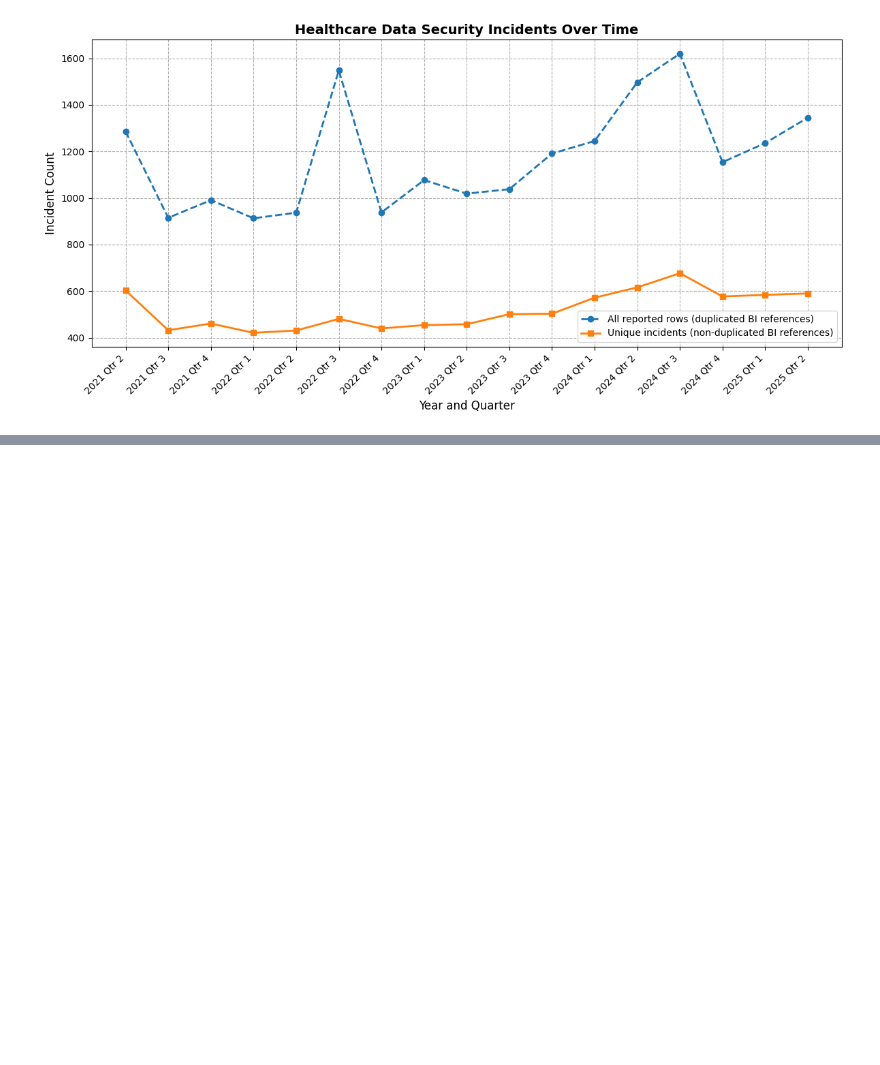
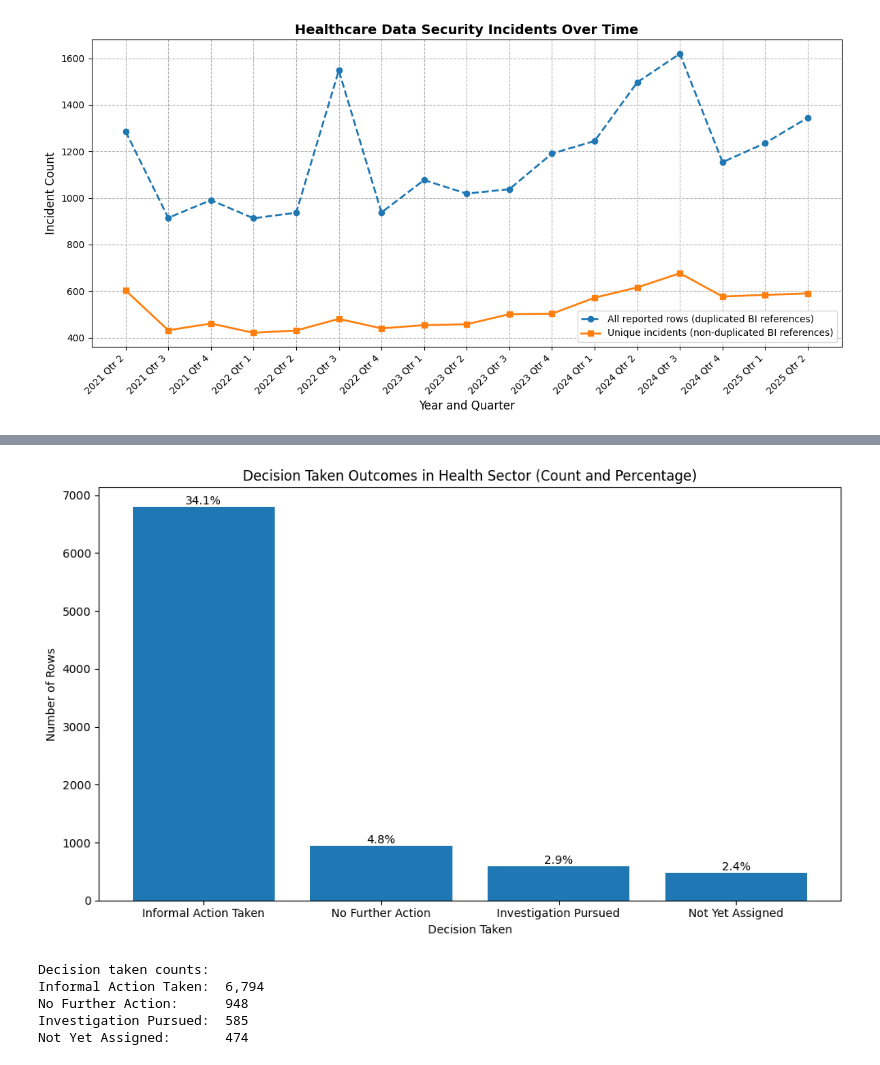
Before and after one commit to maycrowave/healthcare-data-incident-dashboard, a Jupyter notebook: models.ipynb, the cells around one changed output, grey strips where cells are left out. Saved outputs shown, nothing was run; the diff lists cells and outputs as text; code cells hidden in the pictures; blank space fills up the shorter version.

```diff
--- a/models.ipynb
+++ b/models.ipynb
@@ -415,0 +497,30 @@ plt.show()
+# %%
+# Decision taken outcomes
+decision_counts = df_health_unique['decision_taken'].value_counts()
+decision_percents = (decision_counts / len(df_health)) * 100
+
+plt.figure(figsize=(10, 6))
+bars = plt.bar(decision_counts.index, decision_counts.values)
+plt.title("Decision Taken Outcomes in Health Sector (Count and Percentage)")
+plt.xlabel("Decision Taken")
+plt.ylabel("Number of Rows")
+plt.xticks(rotation=0)
+
+for bar, percent in zip(bars, decision_percents):
+    height = bar.get_height()
+    plt.text(
+        bar.get_x() + bar.get_width() / 2,
+        height, f"{percent:.1f}%",
+        ha="center", va="bottom"
+    )
+
+plt.tight_layout()
+plt.show()
+print(f"Decision taken counts:\nInformal Action Taken:\t{decision_counts['Informal Action Taken']:,} \nNo Further Action:\t{decision_counts['No Further Action']:,} \nInvestigation Pursued:\t{decision_counts['Investigation Pursued']:,} \nNot Yet Assigned:\t{decision_counts['Not Yet Assigned']:,}")
+# %% [output]
+[figure, added]
+Decision taken counts:
+Informal Action Taken:  6,794
+No Further Action:      948
+Investigation Pursued:  585
+Not Yet Assigned:       474
```
Also changed, not shown: parts of 9 cells of this notebook.
